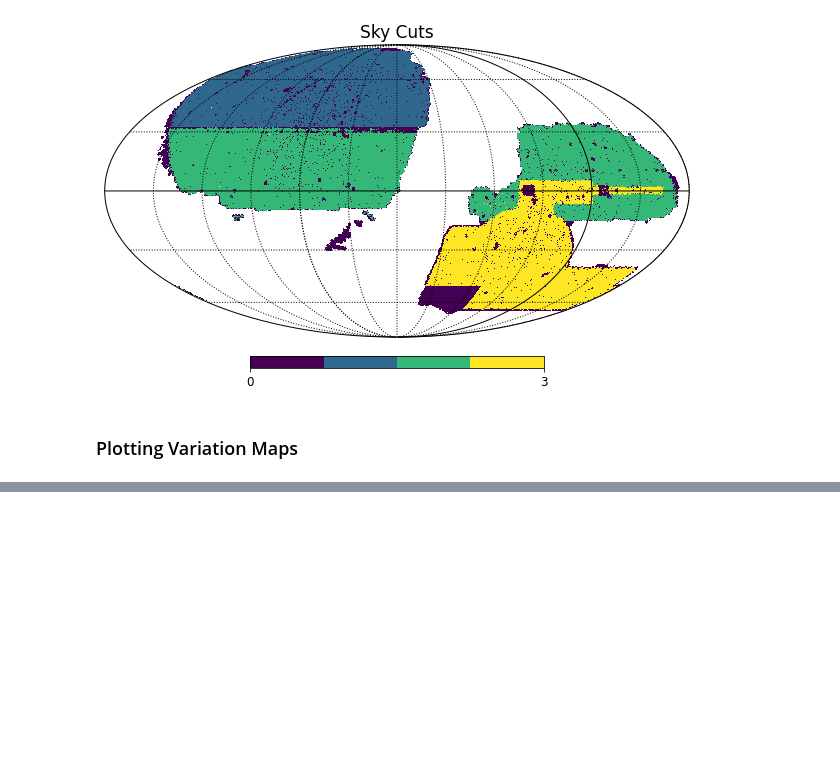
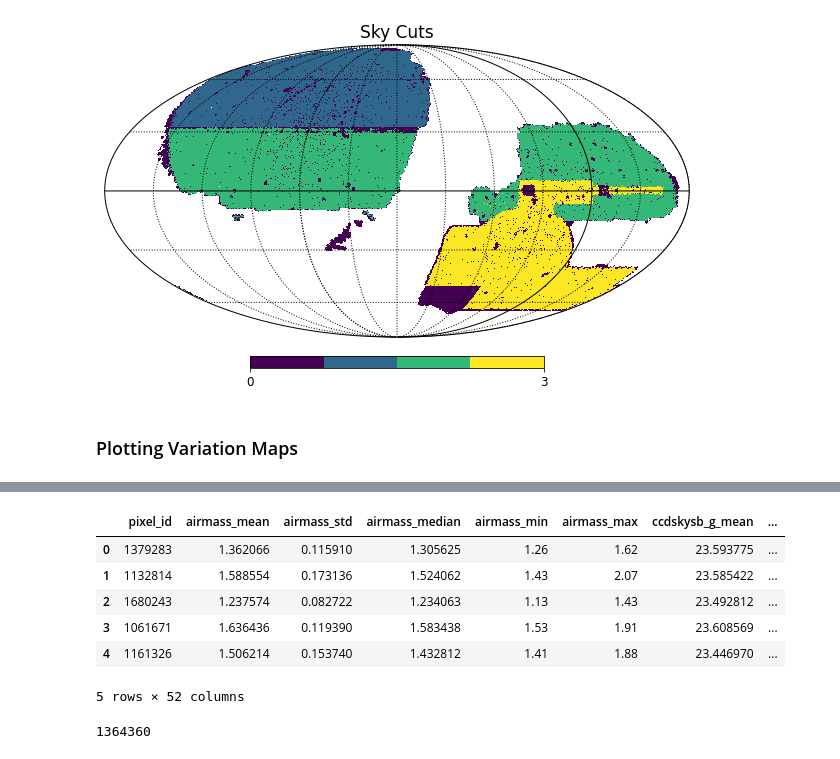
Before and after one commit to elleggert/astrostatistics, a Jupyter notebook: models/regression/paper_plots.ipynb, the cells around one changed output, grey strips where cells are left out. Drawn from its saved outputs; the diff is of its cells as text; code cells hidden in the pictures; blank space fills up the shorter version.

```diff
--- a/models/regression/paper_plots.ipynb
+++ b/models/regression/paper_plots.ipynb
@@ -456,0 +598,16 @@ for i in range(15):
+# %%
+df_test = pd.read_csv('../../bricks_data/total_reporting.csv')
+# %%
+df_test.head()
+# %% [output]
+|  | pixel_id | airmass_mean | airmass_std | airmass_median | airmass_min | airmass_max | ccdskysb_g_mean | ... |
+| 0 | 1379283 | 1.362066 | 0.115910 | 1.305625 | 1.26 | 1.62 | 23.593775 | ... |
+| 1 | 1132814 | 1.588554 | 0.173136 | 1.524062 | 1.43 | 2.07 | 23.585422 | ... |
+| 2 | 1680243 | 1.237574 | 0.082722 | 1.234063 | 1.13 | 1.43 | 23.492812 | ... |
+| 3 | 1061671 | 1.636436 | 0.119390 | 1.583438 | 1.53 | 1.91 | 23.608569 | ... |
+| 4 | 1161326 | 1.506214 | 0.153740 | 1.432812 | 1.41 | 1.88 | 23.446970 | ... |
+5 rows × 52 columns
+# %%
+len(df_test)
+# %% [output]
+1364360
```
Also changed, not shown: parts of 11 cells of this notebook, 2 other files.
